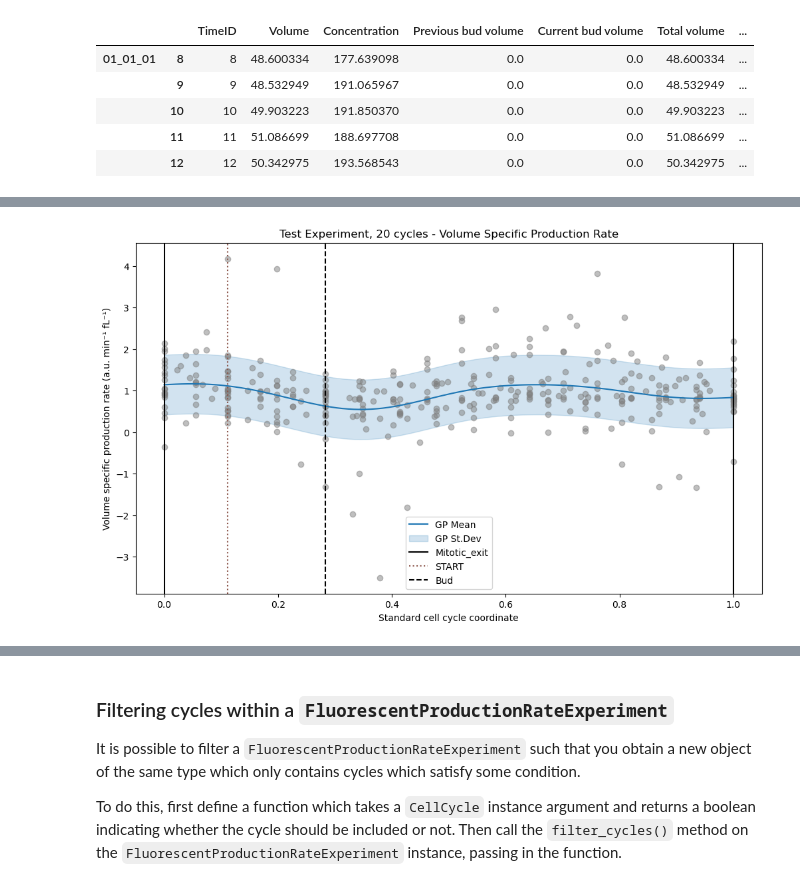
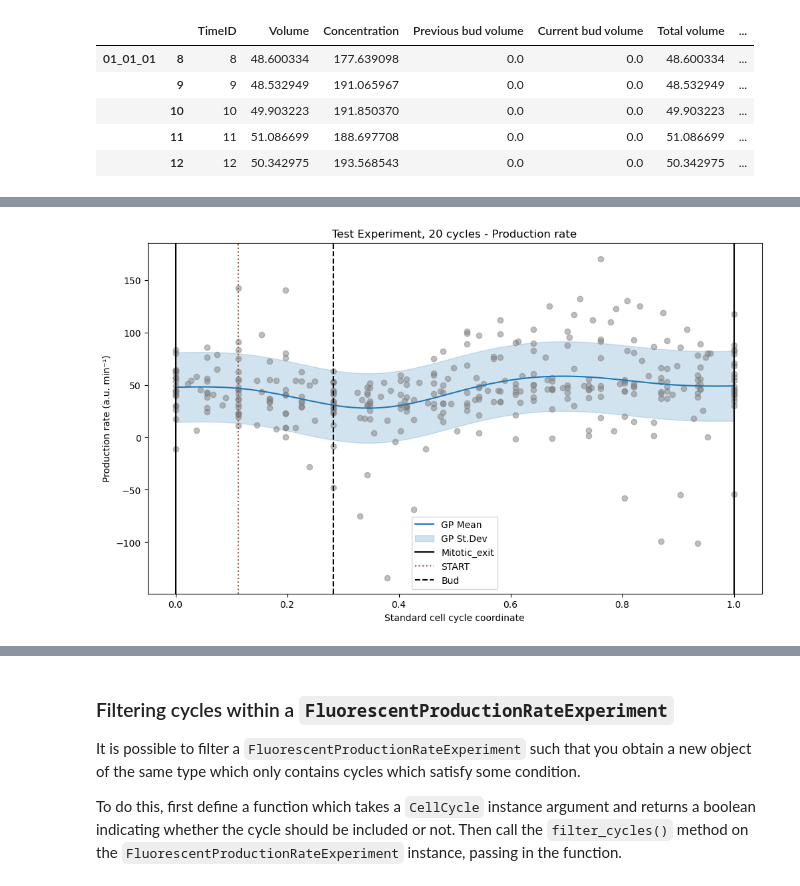
Before and after one commit to molecular-systems-biology/fluorescent-protein-production-rate, a Jupyter notebook: Demo/Demo_notebook.ipynb, the cells around one changed output, grey strips where cells are left out. Drawn from its saved outputs; the diff is of its cells as text; code cells hidden in the pictures.

```diff
--- a/Demo/Demo_notebook.ipynb
+++ b/Demo/Demo_notebook.ipynb
@@ -426,5 +478,5 @@ Lastly, you can fit the GP and plot the output!
 # %%
-experiment.fit_specific_production_rate_gp(n_restarts=5, random_seed=101)
-rate_plot = experiment.plot_specific_production_rate()
+experiment.fit_production_rate_gp("basic", n_restarts=5, random_seed=101)
+basic_rate_plot = experiment.plot_production_rate("basic")
 # %% [output]
-[figure, old version]
+[figure, new version]
```
Also changed, not shown: parts of 10 cells of this notebook, 2 other files.
